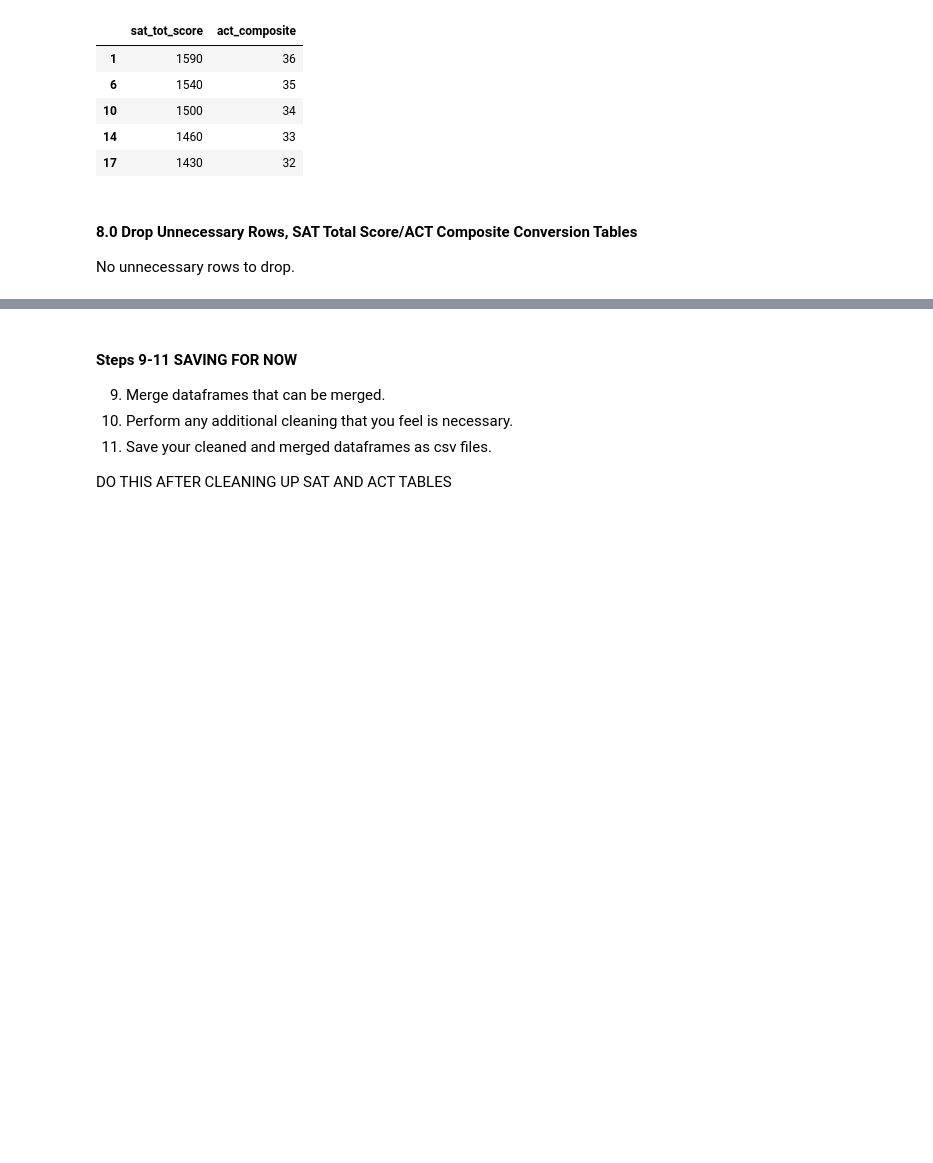
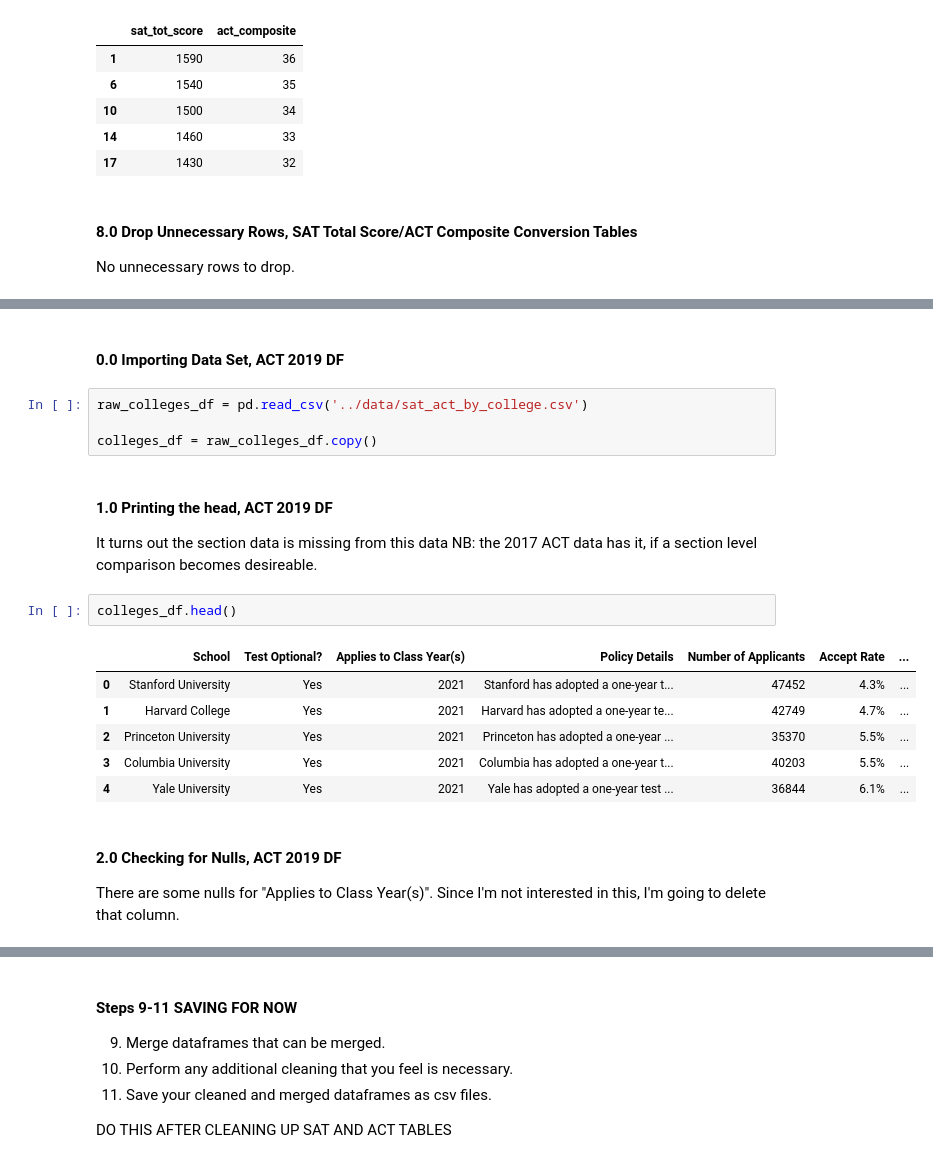
Before and after one commit to lmdunn/actsat, a Jupyter notebook: code/loren-starter-code.ipynb, the cells around one changed output, grey strips where cells are left out. Cells and saved outputs as stored; diff of their text form; blank space fills up the shorter version.

Commit message:
mostly finished cleaning data. lunch break.

```diff
--- a/code/loren-starter-code.ipynb
+++ b/code/loren-starter-code.ipynb
@@ -316,0 +631,23 @@ No unnecessary rows to drop.
+# %% [markdown]
+#### 0.0 Importing Data Set, ACT 2019 DF
+# %%
+raw_colleges_df = pd.read_csv('../data/sat_act_by_college.csv')
+
+colleges_df = raw_colleges_df.copy()
+# %% [markdown]
+#### 1.0 Printing the head, ACT 2019 DF
+
+It turns out the section data is missing from this data NB: the 2017 ACT data has it, if a section level comparison becomes desireable.
+# %%
+colleges_df.head()
+# %% [output]
+|  | School | Test Optional? | Applies to Class Year(s) | Policy Details | Number of Applicants | Accept Rate | ... |
+| 0 | Stanford University | Yes | 2021 | Stanford has adopted a one-year t... | 47452 | 4.3% | ... |
+| 1 | Harvard College | Yes | 2021 | Harvard has adopted a one-year te... | 42749 | 4.7% | ... |
+| 2 | Princeton University | Yes | 2021 | Princeton has adopted a one-year ... | 35370 | 5.5% | ... |
+| 3 | Columbia University | Yes | 2021 | Columbia has adopted a one-year t... | 40203 | 5.5% | ... |
+| 4 | Yale University | Yes | 2021 | Yale has adopted a one-year test ... | 36844 | 6.1% | ... |
+# %% [markdown]
+#### 2.0 Checking for Nulls, ACT 2019 DF
+
+There are some nulls for "Applies to Class Year(s)". Since I'm not interested in this, I'm going to delete that column.
```
Also changed, not shown: parts of 67 cells of this notebook, 6 other files.
